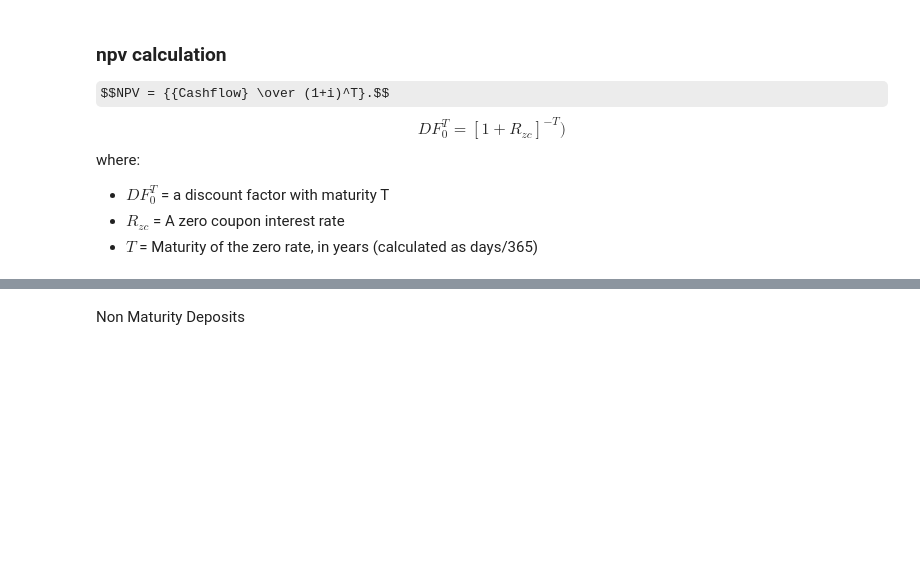
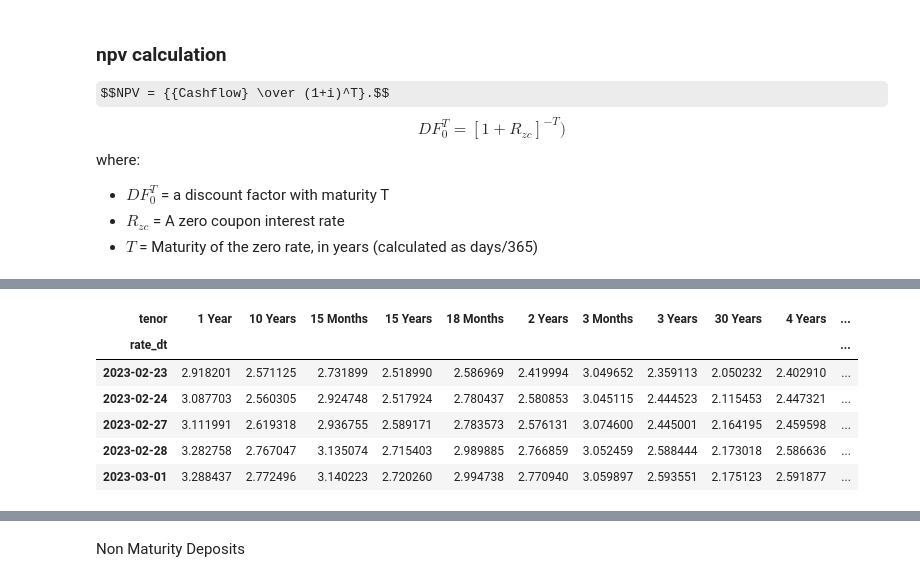
Before and after one commit to Merijn68/rl-alm, a Jupyter notebook: notebooks/replicating_mortgage_portfolio bankmodel.ipynb, the cells around one changed output, grey strips where cells are left out. Drawn from its saved outputs; the diff is of its cells as text; code cells hidden in the pictures; some formulas as TeX source; blank space fills up the shorter version.

```diff
--- a/notebooks/replicating_mortgage_portfolio bankmodel.ipynb
+++ b/notebooks/replicating_mortgage_portfolio bankmodel.ipynb
@@ -126,0 +82,4 @@ zerocurve.read_data()
+# %%
+bankmodel.step()
+zerocurve.step()
+bankmodel.calculate_returns(zerocurve)
@@ -127,3 +102,13 @@ zerocurve.read_data()
+# %%
+zerocurve.yield_data.tail()
+# %% [output]
+| tenor | 1 Year | 10 Years | 15 Months | 15 Years | 18 Months | 2 Years | 3 Months | 3 Years | 30 Years | 4 Years | ... |
+| rate_dt |  |  |  |  |  |  |  |  |  |  | ... |
+| 2023-02-23 | 2.918201 | 2.571125 | 2.731899 | 2.518990 | 2.586969 | 2.419994 | 3.049652 | 2.359113 | 2.050232 | 2.402910 | ... |
+| 2023-02-24 | 3.087703 | 2.560305 | 2.924748 | 2.517924 | 2.780437 | 2.580853 | 3.045115 | 2.444523 | 2.115453 | 2.447321 | ... |
+| 2023-02-27 | 3.111991 | 2.619318 | 2.936755 | 2.589171 | 2.783573 | 2.576131 | 3.074600 | 2.445001 | 2.164195 | 2.459598 | ... |
+| 2023-02-28 | 3.282758 | 2.767047 | 3.135074 | 2.715403 | 2.989885 | 2.766859 | 3.052459 | 2.588444 | 2.173018 | 2.586636 | ... |
+| 2023-03-01 | 3.288437 | 2.772496 | 3.140223 | 2.720260 | 2.994738 | 2.770940 | 3.059897 | 2.593551 | 2.175123 | 2.591877 | ... |
 # %%
 pos_date = parse('28-02-2023')
 zerocurve.df.loc[pos_date]
```
Also changed, not shown: parts of 24 cells of this notebook, 7 other files.
